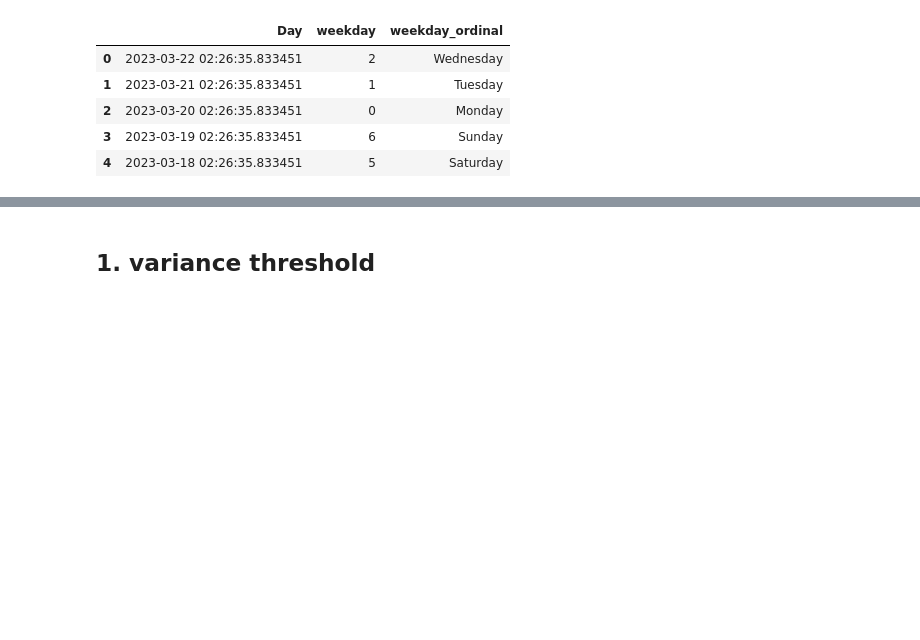
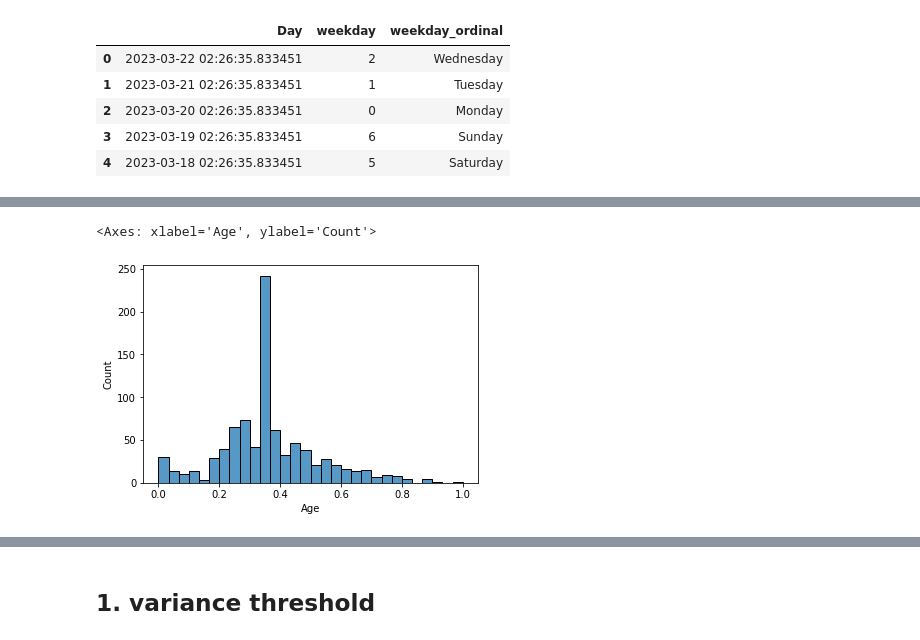
Before and after one commit to bele99/Data-Science-Project, a Jupyter notebook: Feature_Selection.ipynb, the cells around one changed output, grey strips where cells are left out. Drawn from its saved outputs; the diff is of its cells as text; code cells hidden in the pictures; blank space fills up the shorter version.

```diff
--- a/Feature_Selection.ipynb
+++ b/Feature_Selection.ipynb
@@ -531,0 +699,5 @@ data.head()
+# %%
+from sklearn.preprocessing import MinMaxScaler
+min_max=MinMaxScaler()
+df_minmax=pd.DataFrame(min_max.fit_transform(df),columns=df.columns)
+df_minmax.head()
@@ -531,0 +711,5 @@ data.head()
+# %%
+sns.histplot(df_minmax['Age'])
+# %% [output]
+<Axes: xlabel='Age', ylabel='Count'>
+[figure, added]
```
Also changed, not shown: parts of 44 cells of this notebook.
